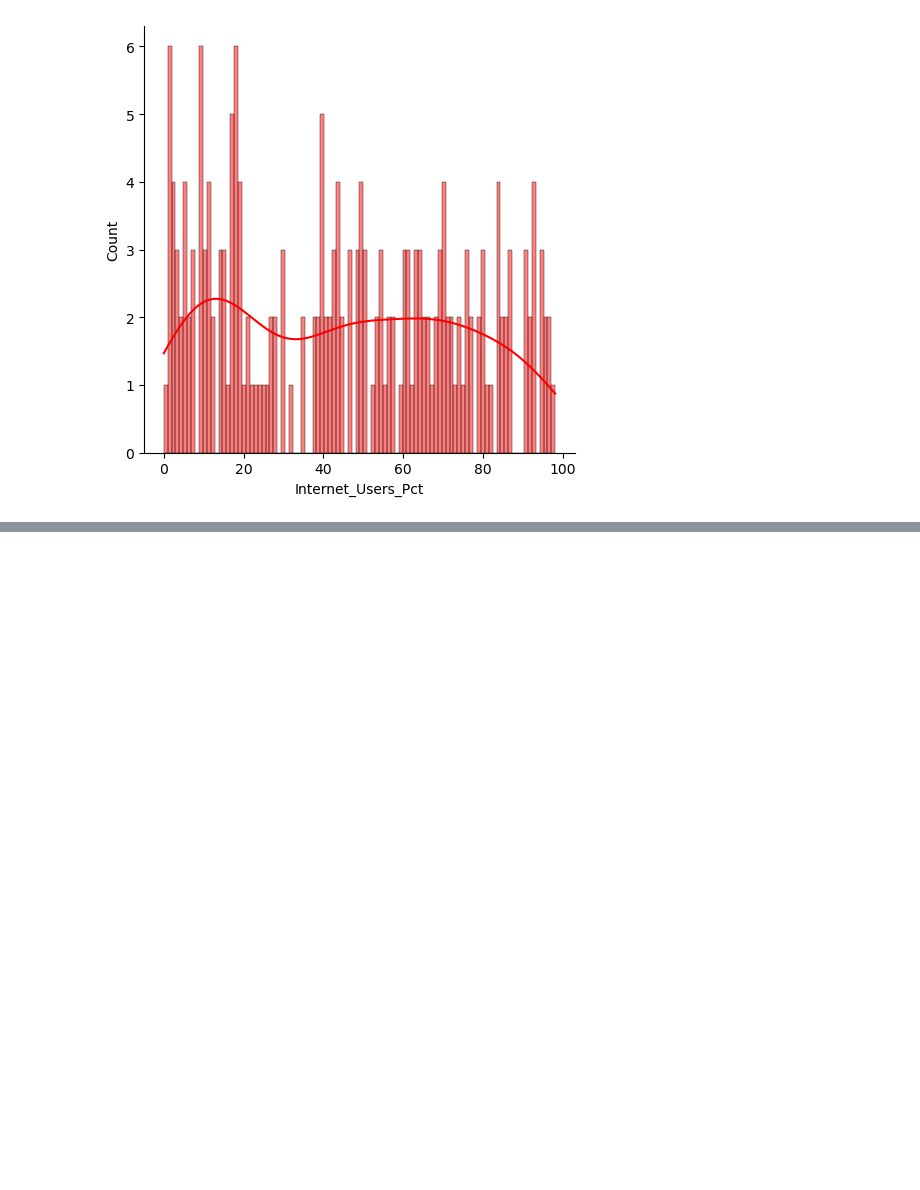
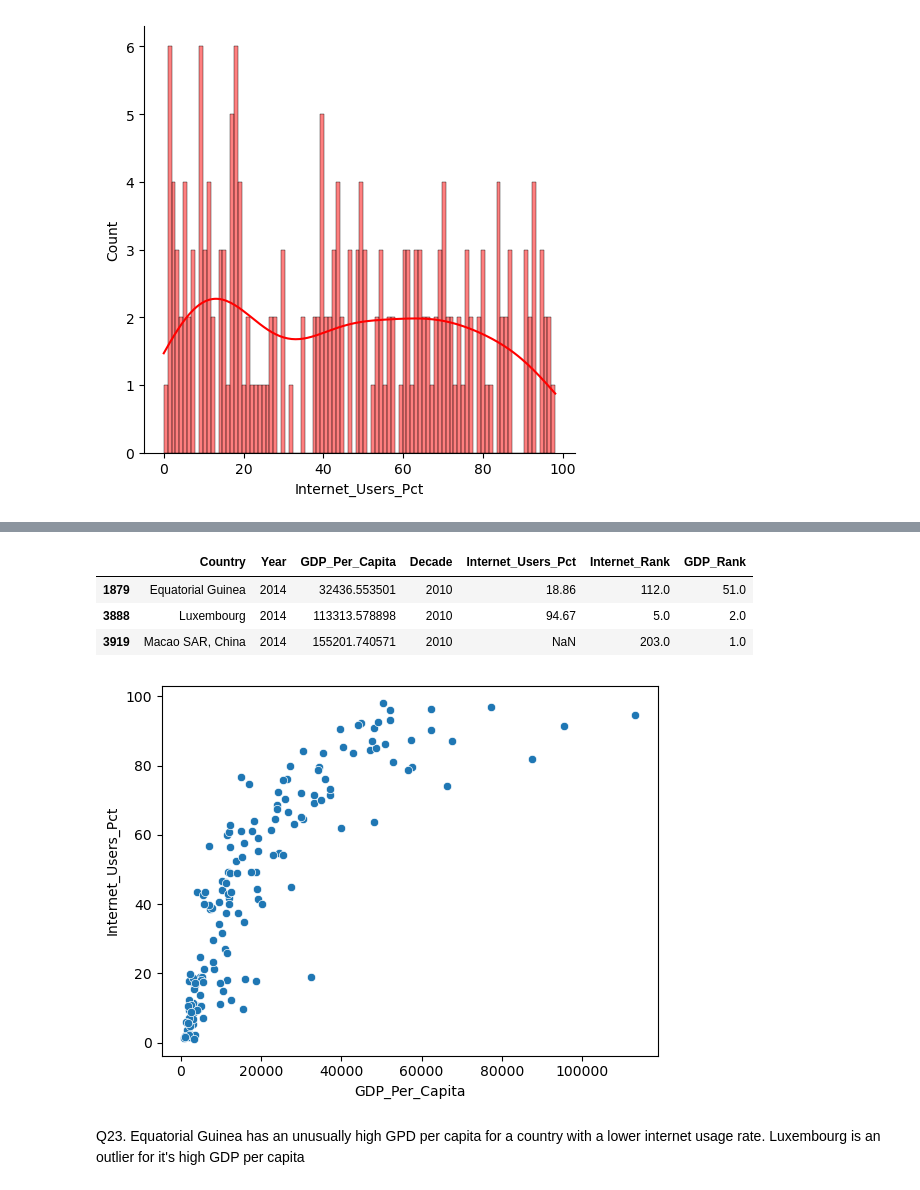
Before and after one commit to NSS-Data-Analytics-Cohort-8/gdp-and-internet-usage-jtbest, a Jupyter notebook: notebooks/un_project.ipynb, the cells around one changed output, grey strips where cells are left out. Cells and saved outputs as stored; diff of their text form; code cells hidden in the pictures; blank space fills up the shorter version.

```diff
--- a/notebooks/un_project.ipynb
+++ b/notebooks/un_project.ipynb
@@ -537,0 +534,14 @@ g.map(sns.lineplot, 'Year', 'GDP_Per_Capita')
+# %%
+gdp_and_internet_use_2014 = gdp_and_internet_use[(gdp_and_internet_use['Year']==2014)]
+# %%
+sns.scatterplot(data = gdp_and_internet_use_2014.dropna(), x = 'GDP_Per_Capita', y = 'Internet_Users_Pct')
+
+outlier_mask = (gdp_and_internet_use_2014['GDP_Per_Capita'] > 25000) & (gdp_and_internet_use_2014['Internet_Users_Pct'] < 22) | (gdp_and_internet_use_2014['GDP_Per_Capita'] > 100000)
+outlier_rows = gdp_and_internet_use_2014[outlier_mask]
+outlier_rows
+# %% [output]
+|  | Country | Year | GDP_Per_Capita | Decade | Internet_Users_Pct | Internet_Rank | GDP_Rank |
+| 1879 | Equatorial Guinea | 2014 | 32436.553501 | 2010 | 18.86 | 112.0 | 51.0 |
+| 3888 | Luxembourg | 2014 | 113313.578898 | 2010 | 94.67 | 5.0 | 2.0 |
+| 3919 | Macao SAR, China | 2014 | 155201.740571 | 2010 | NaN | 203.0 | 1.0 |
+[figure, added]
@@ -537,0 +551,3 @@ g.map(sns.lineplot, 'Year', 'GDP_Per_Capita')
+# %% [markdown]
+Q23.
+Equatorial Guinea has an unusually high GPD per capita for a country with a lower internet usage rate. Luxembourg is an outlier for it's high GDP per capita
```
Also changed, not shown: parts of 30 cells of this notebook.
